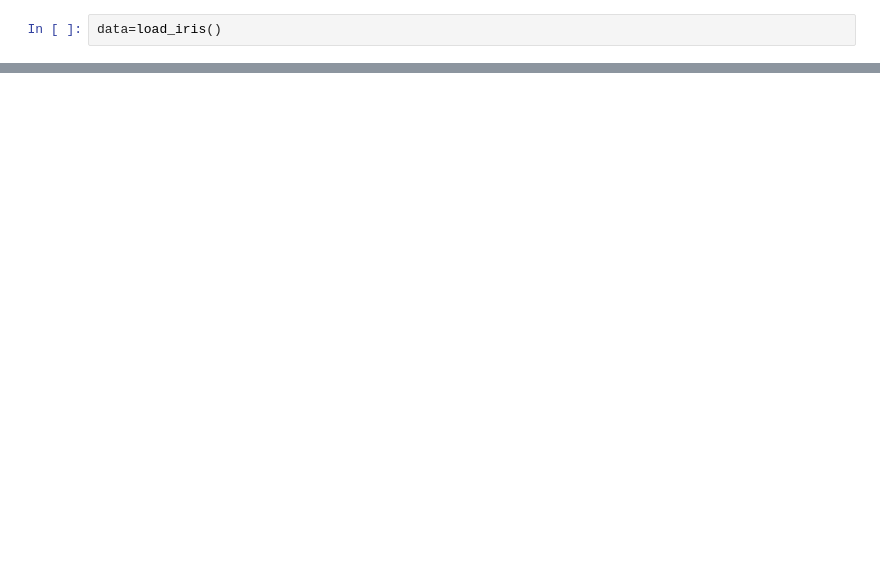
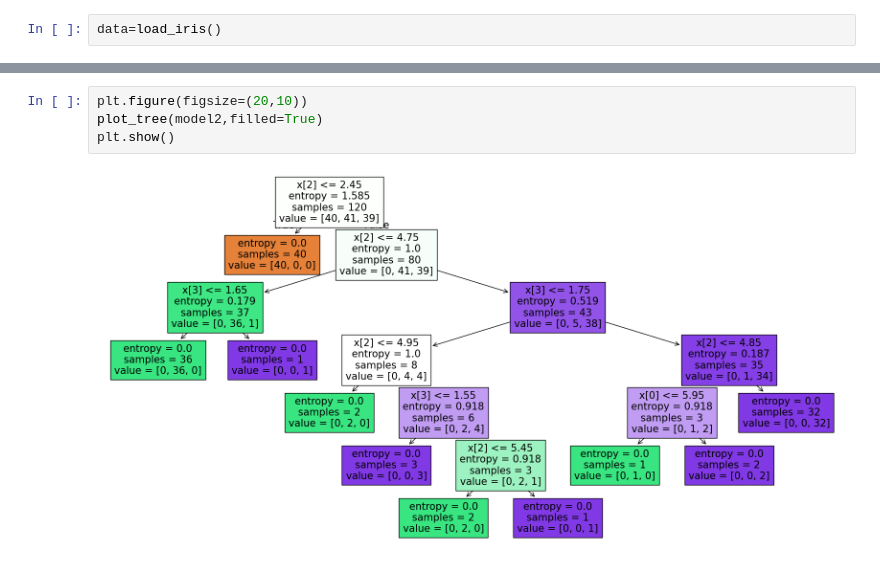
Before and after one commit to layappa/ml-with-python, a Jupyter notebook: classification/decision_tree_classifire.ipynb, the cells around one changed output, grey strips where cells are left out. Drawn from its saved outputs; the diff is of its cells as text; blank space fills up the shorter version.

```diff
--- a/classification/decision_tree_classifire.ipynb
+++ b/classification/decision_tree_classifire.ipynb
@@ -23,0 +50,6 @@ print(accuracy_score(y_test,y_predict))
+# %%
+plt.figure(figsize=(20,10))
+plot_tree(model2,filled=True)
+plt.show()
+# %% [output]
+[figure, added]
```
Also changed, not shown: parts of 14 cells of this notebook, 1 other file.
